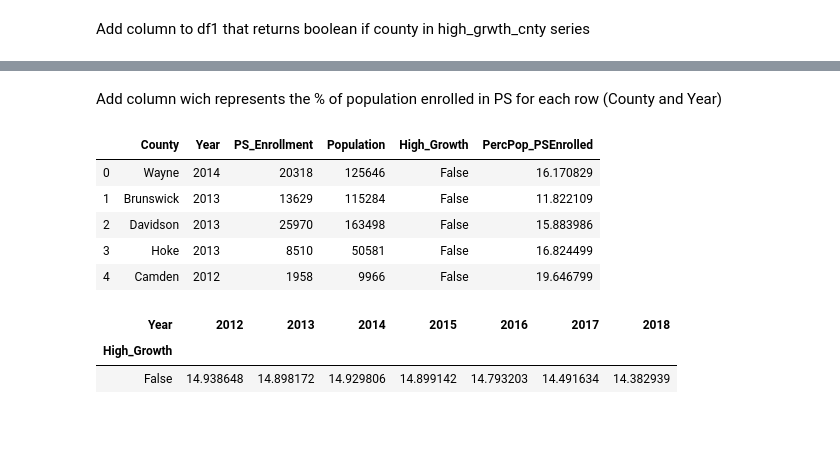
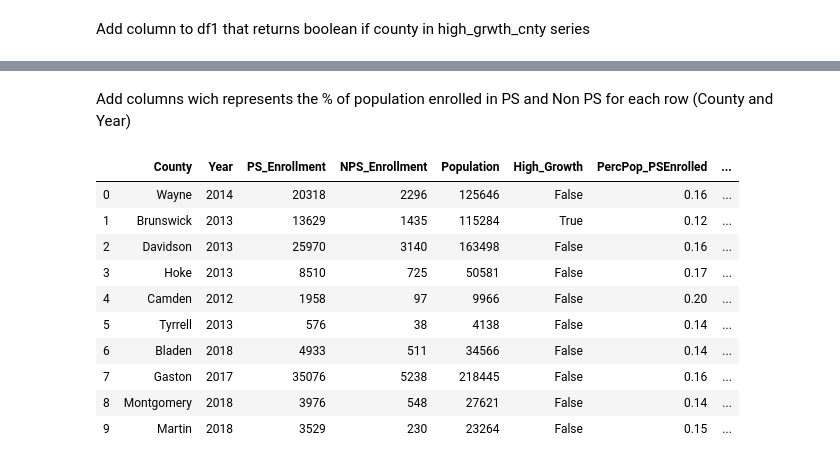
Before and after one commit to jasgarcia/NCGrowth, a Jupyter notebook: NC_County_PubSchEnroll.ipynb, the cells around one changed output, grey strips where cells are left out. Saved outputs shown, nothing was run; the diff lists cells and outputs as text; code cells hidden in the pictures; blank space fills up the shorter version.

Commit message:
added Hi Growth County Pub / Non Pub Enrollment

```diff
--- a/NC_County_PubSchEnroll.ipynb
+++ b/NC_County_PubSchEnroll.ipynb
@@ -16,9 +13,13 @@ Import raw files and build datafram with public shcool enrollment for years in a
 # %%
-enrol = pd.read_csv('data_import/cnty_PubSchoolEnroll12-18.csv')
-#enrol.head()
+enrol_P = pd.read_csv('data_import/cnty_PubSchoolEnroll12-18.csv')
+
  #drop AreaType, Var Name, and rename Value colum to PS_Enrollment
-enrol.drop(columns=['Area Type','Variable'], inplace = True)
-enrol.rename(columns ={'Value':'PS_Enrollment', 'Area Name':'County'}, inplace = True)
+enrol_P.drop(columns=['Area Type','Variable'], inplace = True)
+enrol_P.rename(columns ={'Value':'PS_Enrollment', 'Area Name':'County'}, inplace = True)
+
+enrol_NP = pd.read_csv('data_import/cnty_NonPubSchoolEnroll12-18.csv')
+
+enrol = pd.merge(enrol_P, enrol_NP , on = ['County','Year'], how = 'inner')
 
 enrol.head()
 # %% [output]
@@ -45,9 +46,5 @@ Merge county enrollment and population dataframes
 df1 = pd.merge(enrol, pop , on = ['County','Year'], how = 'left')
 #check shape, should still be 700 rows
 df1.shape
-#df1.head(10)
-#clean up merge
-df1.drop(columns=['Population_x'], inplace = True)
-df1.rename(columns ={'Population_y':'Population'}, inplace = True)
 df1.head(10)
 # %% [output]
@@ -86,5 +81,2 @@ grwth_Counties
 # %% [markdown]
 Add column to df1 that returns boolean if county in high_grwth_cnty series
-# %%
-df1['High_Growth'] = df1.County.map(lambda x: True if x in ['Wayne'] else False )
-df1.head()
@@ -97,0 +83,5 @@ df1.head()
+# %%
+#df1['High_Growth'] = df1.County.apply(lambda row: row['County'] in grwth_Counties, axis = 1)
+df1['High_Growth'] = df1.County.isin(high_grwth_cnty.County.values)
+
+df1.head(10)
@@ -98,24 +100,18 @@ df1.head()
 # %% [markdown]
-Add column wich represents the % of population enrolled in PS for each row (County and Year)
+Add columns wich represents the % of population enrolled in PS and Non PS for each row (County and Year)
 # %%
-df1['PercPop_PSEnrolled']  = (df1['PS_Enrollment'] /df1['Population'])*100
-
-df1.head()
+df1['PercPop_PSEnrolled'] = round((df1['PS_Enrollment'] / df1['Population']),2)
+df1['PercPop_NPSEnrolled'] = round((df1['NPS_Enrollment'] / df1['Population']),2)
+df1.head(10)
 # %% [output]
-|  | County | Year | PS_Enrollment | Population | High_Growth | PercPop_PSEnrolled |
-| 0 | Wayne | 2014 | 20318 | 125646 | False | 16.170829 |
-| 1 | Brunswick | 2013 | 13629 | 115284 | False | 11.822109 |
-| 2 | Davidson | 2013 | 25970 | 163498 | False | 15.883986 |
-| 3 | Hoke | 2013 | 8510 | 50581 | False | 16.824499 |
-| 4 | Camden | 2012 | 1958 | 9966 | False | 19.646799 |
+|  | County | Year | PS_Enrollment | NPS_Enrollment | Population | High_Growth | PercPop_PSEnrolled | ... |
+| 0 | Wayne | 2014 | 20318 | 2296 | 125646 | False | 0.16 | ... |
+| 1 | Brunswick | 2013 | 13629 | 1435 | 115284 | True | 0.12 | ... |
+| 2 | Davidson | 2013 | 25970 | 3140 | 163498 | False | 0.16 | ... |
+| 3 | Hoke | 2013 | 8510 | 725 | 50581 | False | 0.17 | ... |
+| 4 | Camden | 2012 | 1958 | 97 | 9966 | False | 0.20 | ... |
+| 5 | Tyrrell | 2013 | 576 | 38 | 4138 | False | 0.14 | ... |
+| 6 | Bladen | 2018 | 4933 | 511 | 34566 | False | 0.14 | ... |
+| 7 | Gaston | 2017 | 35076 | 5238 | 218445 | False | 0.16 | ... |
+| 8 | Montgomery | 2018 | 3976 | 548 | 27621 | False | 0.14 | ... |
+| 9 | Martin | 2018 | 3529 | 230 | 23264 | False | 0.15 | ... |
-# %%
-#Create Pivot and Plot
-xtab = pd.pivot_table(df1, index='High_Growth', columns = 'Year', values = 'PercPop_PSEnrolled')
-xtab.head(15)
-#plt = xtab.plot(figsize=(12,8), title = 'County Crime Rate by Year')
-#plt.tight_layout()
-#plt.show()
-# %% [output]
-| Year | 2012 | 2013 | 2014 | 2015 | 2016 | 2017 | 2018 |
-| High_Growth |  |  |  |  |  |  |  |
-| False | 14.938648 | 14.898172 | 14.929806 | 14.899142 | 14.793203 | 14.491634 | 14.382939 |
```
Also changed, not shown: parts of 11 cells of this notebook, 7 other files.
